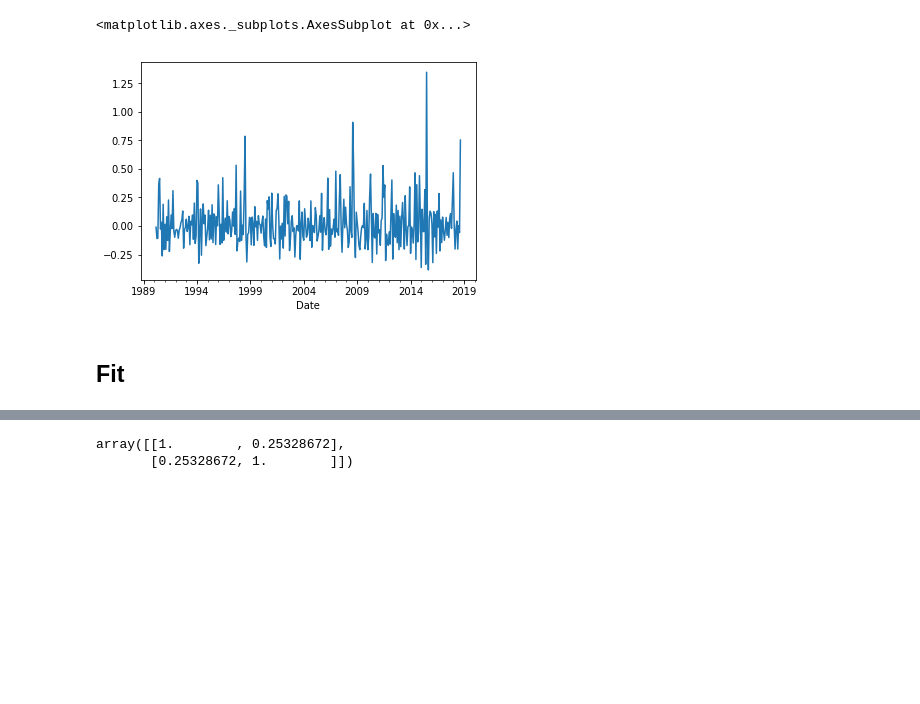
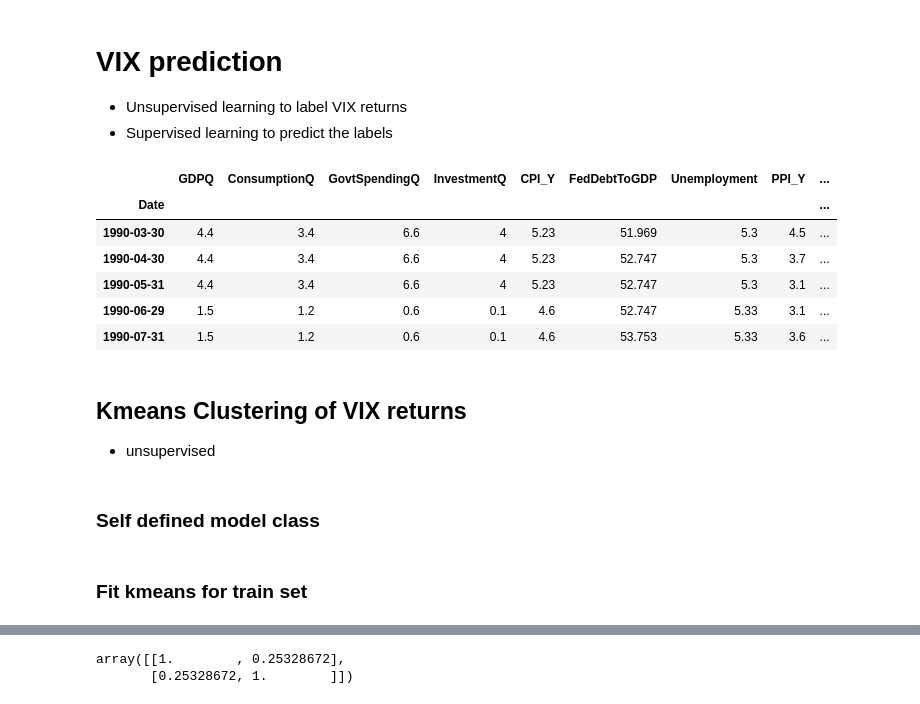
Before and after one commit to ShawnZhouu/VIXPrediction, a Jupyter notebook: MacroPredictsVIX.ipynb, the cells around one changed output, grey strips where cells are left out. Cells and saved outputs as stored; diff of their text form; code cells hidden in the pictures; blank space fills up the shorter version.

```diff
--- a/MacroPredictsVIX.ipynb
+++ b/MacroPredictsVIX.ipynb
@@ -3,9 +3,13 @@ import pandas as pd
 import numpy as np
 import matplotlib.pyplot as plt
 %matplotlib inline
+# %% [markdown]
+# VIX prediction
+- Unsupervised learning to label VIX returns
+- Supervised learning to predict the labels
 # %%
-monthly = pd.read_excel('macro data.xlsx',sheet_name = 0)
-daily = pd.read_excel('macro data.xlsx',sheet_name = 1)
+monthly = pd.read_excel('macro_data.xlsx',sheet_name = 0)
+daily = pd.read_excel('macro_data.xlsx',sheet_name = 1)
 # %%
 def clean(monthly):
 
@@ -21,7 +25,7 @@ def clean(monthly):
 dataM = clean(monthly)
 dataD = clean(daily)
 
-dataM = dataM.merge(dataD[['VIX']],on='Date').drop(columns = ['EuroDebtToGDP'])
+dataM = dataM.merge(dataD[['VIX']], left_index = True, right_index = True).drop(columns = ['EuroDebtToGDP'])
 
 dataM['VIX1mret'] = dataM['VIX'].shift(-1)/dataM['VIX']-1
 dataM['VIX1mret_lagged'] = dataM['VIX']/dataM['VIX'].shift(1)-1
@@ -34,11 +38,21 @@ dataM = dataM.drop(columns = ['PrivateDebtOutstandingTotal','PrivateBorrowTotal'
 dataD['VIX1dret'] = dataD['VIX'].shift(-1)/dataD['VIX']-1
 dataD['VIX1dret_lagged'] = dataD['VIX']/dataD['VIX'].shift(1)-1
 #dataD['VIX1dret'].map(float).hist(bins=20)
-# %%
-dataM['VIX1mret'].plot()
-# %% [output]
-<matplotlib.axes._subplots.AxesSubplot at 0x...>
-[figure, removed]
+# %%
+dataM.head()
+# %% [output]
+|  | GDPQ | ConsumptionQ | GovtSpendingQ | InvestmentQ | CPI_Y | FedDebtToGDP | Unemployment | PPI_Y | ... |
+| Date |  |  |  |  |  |  |  |  | ... |
+| 1990-03-30 | 4.4 | 3.4 | 6.6 | 4 | 5.23 | 51.969 | 5.3 | 4.5 | ... |
+| 1990-04-30 | 4.4 | 3.4 | 6.6 | 4 | 5.23 | 52.747 | 5.3 | 3.7 | ... |
+| 1990-05-31 | 4.4 | 3.4 | 6.6 | 4 | 5.23 | 52.747 | 5.3 | 3.1 | ... |
+| 1990-06-29 | 1.5 | 1.2 | 0.6 | 0.1 | 4.6 | 52.747 | 5.33 | 3.1 | ... |
+| 1990-07-31 | 1.5 | 1.2 | 0.6 | 0.1 | 4.6 | 53.753 | 5.33 | 3.6 | ... |
+# %% [markdown]
+## Kmeans Clustering of VIX returns
+- unsupervised
+# %% [markdown]
+### Self defined model class
 # %%
 from sklearn.cluster import KMeans
 
@@ -87,6 +101,6 @@ class kmeans_1d:
 
         return a.merge(self.label,on = 'raw_label',how = 'left').set_index(self.date).drop(columns = 'raw_label')
 # %% [markdown]
-## Fit
+### Fit kmeans for train set
 # %%
 split = 12*20
```
Also changed, not shown: parts of 7 cells of this notebook, 1 other file.
